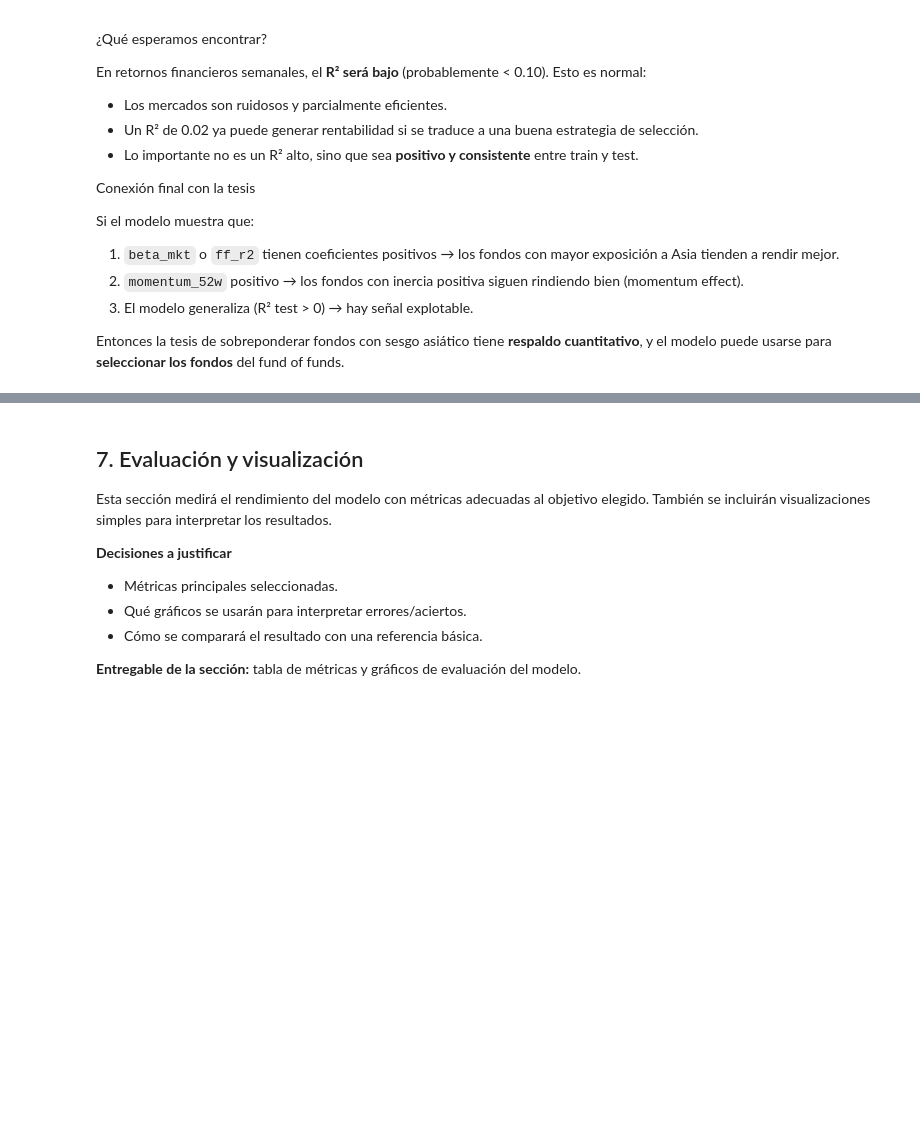
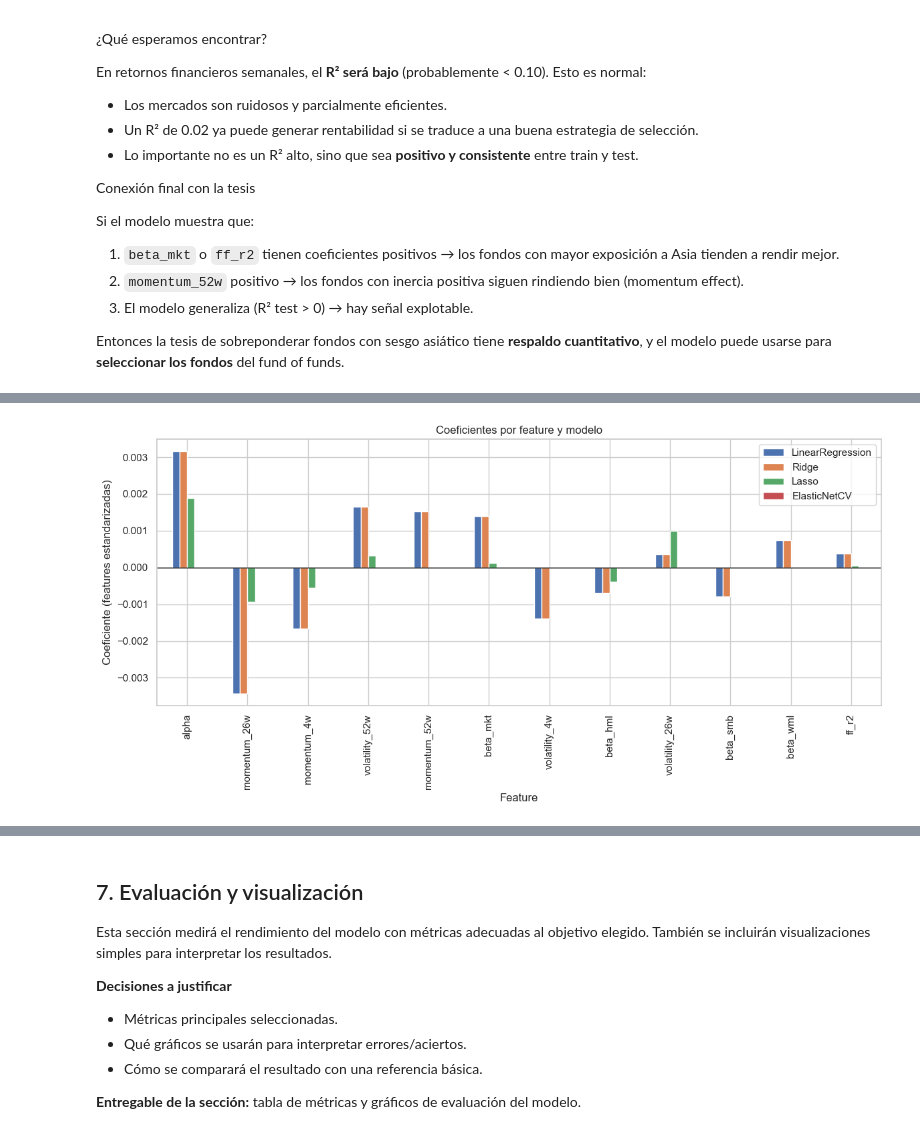
Before and after one commit to Romequinco/TAREA_SUPERVISED_LEARNIGN_-AND_DATA_PREPROCESSING, a Jupyter notebook: TAREA.ipynb, the cells around one changed output, grey strips where cells are left out. Drawn from its saved outputs; the diff is of its cells as text; code cells hidden in the pictures; blank space fills up the shorter version.

```diff
--- a/TAREA.ipynb
+++ b/TAREA.ipynb
@@ -3763,3 +3736,97 @@ Si el modelo muestra que:
 
 Entonces la tesis de sobreponderar fondos con sesgo asiático tiene **respaldo cuantitativo**,
 y el modelo puede usarse para **seleccionar los fondos** del fund of funds.
+# %%
+# =============================================================================
+# 6.4.1 – Métricas comparativas train/test
+# =============================================================================
+
+# Se asume que vienen de 6.3:
+# - fitted_models (dict)
+# - predictions (dict con y_hat_train / y_hat_test)
+# - model_stats (DataFrame con non_zero_coefs y opcionalmente alpha/l1_ratio)
+# + y_train, y_test
+
+
+rows = []
+for model_name in fitted_models.keys():
+    y_hat_train = predictions[model_name]["y_hat_train"]
+    y_hat_test = predictions[model_name]["y_hat_test"]
+
+    rows.append({
+        "model": model_name,
+        "r2_train": r2_score(y_train, y_hat_train),
+        "r2_test": r2_score(y_test, y_hat_test),
+        "mse_train": mean_squared_error(y_train, y_hat_train),
+        "mse_test": mean_squared_error(y_test, y_hat_test),
+        "mae_train": mean_absolute_error(y_train, y_hat_train),
+        "mae_test": mean_absolute_error(y_test, y_hat_test),
+    })
+
+results_64 = pd.DataFrame(rows).sort_values("mse_test", ascending=True).reset_index(drop=True)
+
+# Añadir nº de coeficientes no nulos
+results_64 = results_64.merge(
+    model_stats[["model", "non_zero_coefs"]],
+    on="model",
+    how="left"
+)
+
+# Formato visual (sin perder los valores originales)
+results_display = results_64.copy()
+for c in ["r2_train", "r2_test"]:
+    results_display[c] = results_display[c].map(lambda x: f"{x:.6f}")
+for c in ["mse_train", "mse_test", "mae_train", "mae_test"]:
+    results_display[c] = results_display[c].map(lambda x: f"{x:.8f}")
+
+print("=" * 95)
+print("6.4.1 – TABLA COMPARATIVA DE MODELOS (ordenada por MSE test ascendente)")
+print("=" * 95)
+display(results_display)
+
+
+best_model_name = "Ridge"   # decisión metodológica final
+print(f"Mejor modelo por MSE test: {best_model_name}")
+
+# =============================================================================
+# 6.4.2 – Real vs Predicho (modelo ganador en test por MSE)
+# =============================================================================
+
+y_hat_test_best = predictions[best_model_name]["y_hat_test"]
+
+r2_best = results_64.loc[results_64["model"] == best_model_name, "r2_test"].iloc[0]
+mse_best = results_64.loc[results_64["model"] == best_model_name, "mse_test"].iloc[0]
+mae_best = results_64.loc[results_64["model"] == best_model_name, "mae_test"].iloc[0]
+
+print(f"{best_model_name} | R² test={r2_best:.6f} | MSE test={mse_best:.8f} | MAE test={mae_best:.8f}")
+
+# =============================================================================
+# 6.4.3 – Coeficientes por modelo y diagnóstico del modelo principal
+# =============================================================================
+
+# Se asume que existe coef_table de 6.3 (index=feature, columns=model)
+coef_abs = coef_table.abs()
+
+# Top features por magnitud media entre modelos
+top_feats = coef_abs.mean(axis=1).sort_values(ascending=False).index.tolist()
+
+plt.figure(figsize=(12, 6))
+coef_table.loc[top_feats].plot(kind="bar", figsize=(12, 6))
+plt.axhline(0, color="black", linewidth=1)
+plt.title("Coeficientes por feature y modelo")
+plt.ylabel("Coeficiente (features estandarizadas)")
+plt.xlabel("Feature")
+plt.tight_layout()
+plt.show()
+
+# Diagnóstico específico ElasticNetCV si quedó excesivamente regularizado
+if "ElasticNetCV" in coef_table.columns:
+    enet_nnz = int((np.abs(coef_table["ElasticNetCV"]) > 1e-12).sum())
+    print(f"ElasticNetCV - coeficientes no nulos: {enet_nnz}/{coef_table.shape[0]}")
+
+    if enet_nnz == 0:
+        print(
+            "Diagnóstico: ElasticNetCV quedó totalmente regularizado (modelo casi constante).\n"
+            "Esto NO es error de código; indica que con el grid actual y estos datos, la penalización domina la señal."
+        )
+# %% [output]
@@ -3765,0 +3844 @@ y el modelo puede usarse para **seleccionar los fondos** del fund of funds.
+[figure, added]
```
Also changed, not shown: parts of 6 cells of this notebook.
